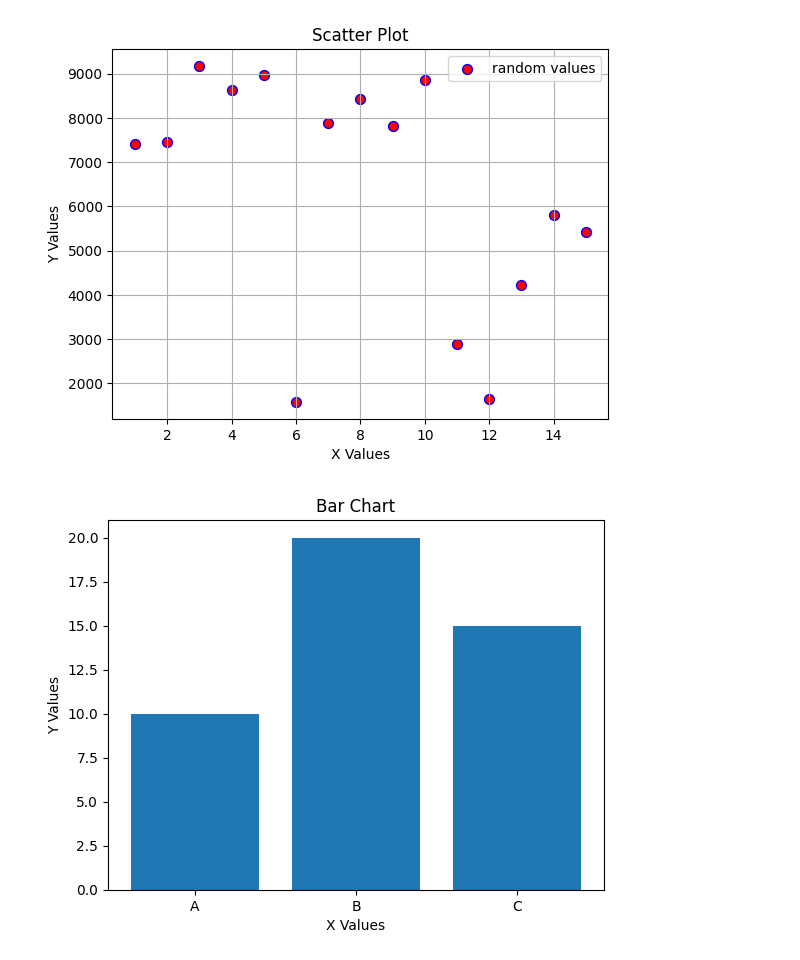
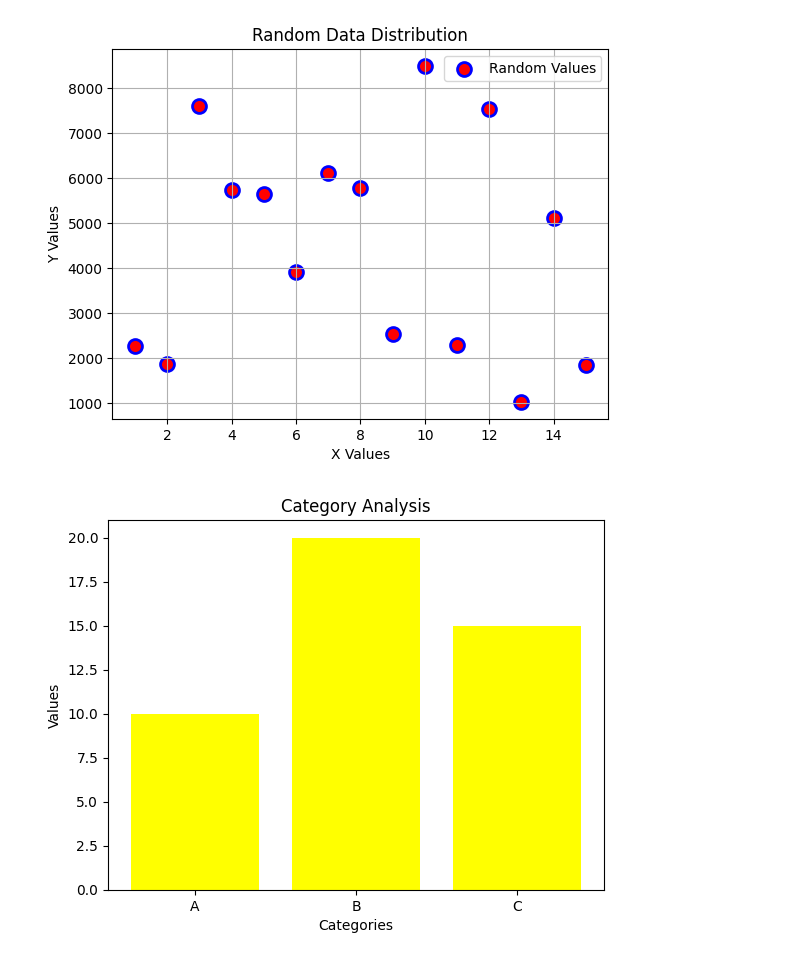
Before and after one commit to cenna-alias/test, a Jupyter notebook: line_plot.ipynb, the cells around one changed output. Cells and saved outputs as stored; diff of their text form; code cells hidden in the pictures.

```diff
--- a/line_plot.ipynb
+++ b/line_plot.ipynb
@@ -51,26 +51,26 @@ plt.show()
 # %%
 x=np.arange(1,16)
 y = np.random.randint(1000, 9999, 15)
-plt.scatter(x, y, s=50, facecolors='red', label='random values', edgecolors='blue')
+plt.scatter(x, y, s=100, facecolors='red', label='Random Values', edgecolors='blue', linewidth=2)
 
 plt.xlabel("X Values")
 plt.ylabel("Y Values")
-plt.title("Scatter Plot")
+plt.title("Random Data Distribution")
 plt.legend()
 plt.grid(True)
 plt.show()
 # %% [output]
-[figure, old version]
+[figure, new version]
 # %%
 categories = ['A','B','C']
 values = (10,20,15)
-plt.bar(categories,values)
-plt.xlabel("X Values")
-plt.ylabel("Y Values")
-plt.title("Bar Chart")
+plt.bar(categories, values, color='yellow')
+plt.xlabel("Categories")
+plt.ylabel("Values")
+plt.title("Category Analysis")
 plt.show()
 # %% [output]
-[figure, old version]
+[figure, new version]
 # %%
 categories = ['A', 'B', 'C']
 values = [10, 20, 15]
```
Also changed, not shown: parts of 7 cells of this notebook.
